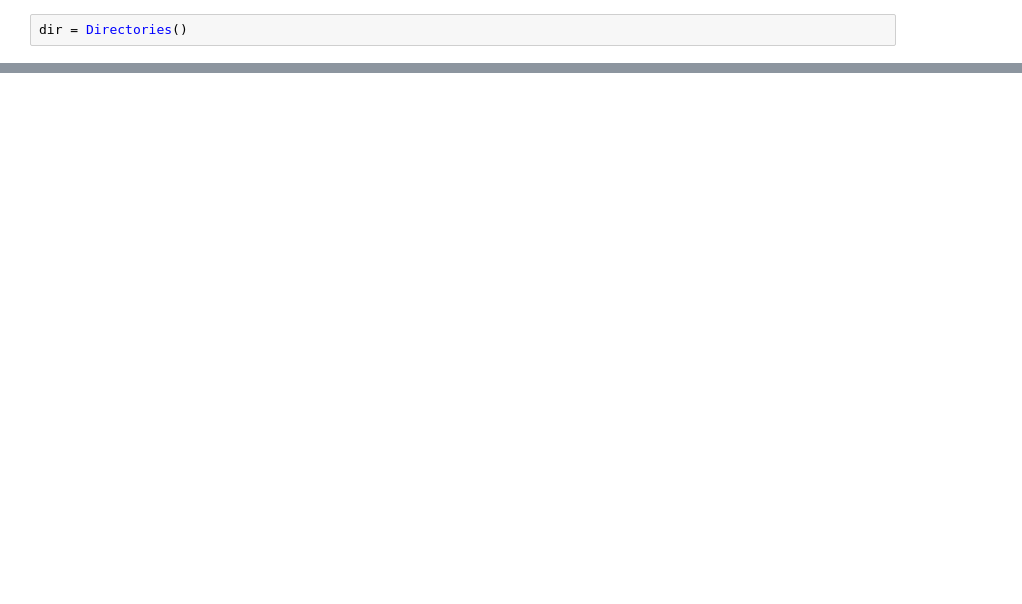
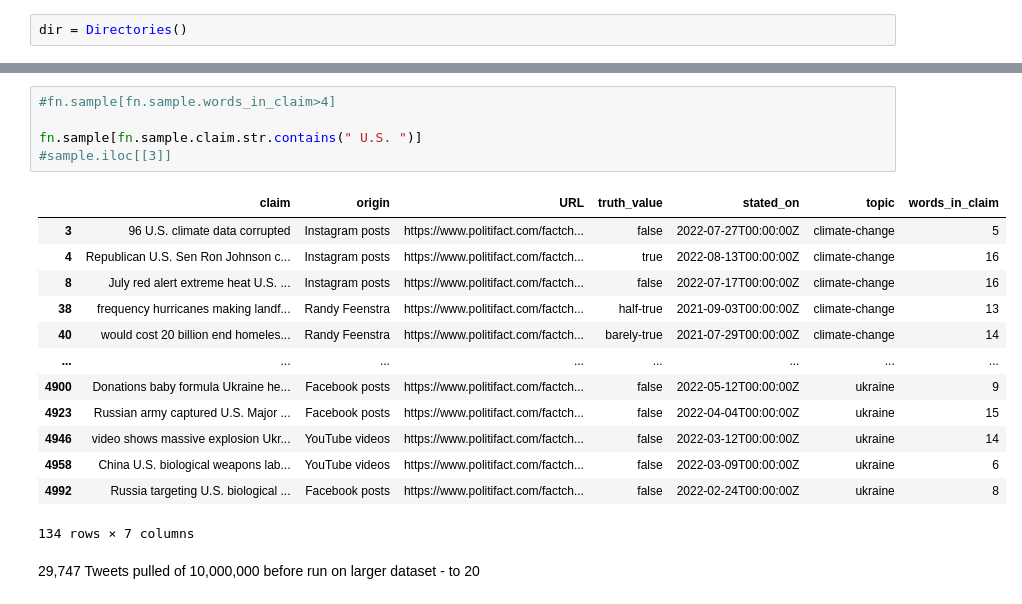
Before and after one commit to lrnz-asnprs/tweet-collector, a Jupyter notebook: scripting.ipynb, the cells around one changed output, grey strips where cells are left out. Saved outputs shown, nothing was run; the diff lists cells and outputs as text; blank space fills up the shorter version.

```diff
--- a/scripting.ipynb
+++ b/scripting.ipynb
@@ -138,0 +194,21 @@ fn.get_data()
+# %%
+#fn.sample[fn.sample.words_in_claim>4]
+
+fn.sample[fn.sample.claim.str.contains(" U.S. ")]
+#sample.iloc[[3]]
+# %% [output]
+|  | claim | origin | URL | truth_value | stated_on | topic | words_in_claim |
+| 3 | 96 U.S. climate data corrupted | Instagram posts | https://www.politifact.com/factch... | false | 2022-07-27T00:00:00Z | climate-change | 5 |
+| 4 | Republican U.S. Sen Ron Johnson c... | Instagram posts | https://www.politifact.com/factch... | true | 2022-08-13T00:00:00Z | climate-change | 16 |
+| 8 | July red alert extreme heat U.S. ... | Instagram posts | https://www.politifact.com/factch... | false | 2022-07-17T00:00:00Z | climate-change | 16 |
+| 38 | frequency hurricanes making landf... | Randy Feenstra | https://www.politifact.com/factch... | half-true | 2021-09-03T00:00:00Z | climate-change | 13 |
+| 40 | would cost 20 billion end homeles... | Randy Feenstra | https://www.politifact.com/factch... | barely-true | 2021-07-29T00:00:00Z | climate-change | 14 |
+| ... | ... | ... | ... | ... | ... | ... | ... |
+| 4900 | Donations baby formula Ukraine he... | Facebook posts | https://www.politifact.com/factch... | false | 2022-05-12T00:00:00Z | ukraine | 9 |
+| 4923 | Russian army captured U.S. Major ... | Facebook posts | https://www.politifact.com/factch... | false | 2022-04-04T00:00:00Z | ukraine | 15 |
+| 4946 | video shows massive explosion Ukr... | YouTube videos | https://www.politifact.com/factch... | false | 2022-03-12T00:00:00Z | ukraine | 14 |
+| 4958 | China U.S. biological weapons lab... | YouTube videos | https://www.politifact.com/factch... | false | 2022-03-09T00:00:00Z | ukraine | 6 |
+| 4992 | Russia targeting U.S. biological ... | Facebook posts | https://www.politifact.com/factch... | false | 2022-02-24T00:00:00Z | ukraine | 8 |
+134 rows × 7 columns
+# %% [markdown]
+29,747  Tweets pulled of 10,000,000 before run on larger dataset - to 20
```
Also changed, not shown: parts of 15 cells of this notebook, 4 other files.
